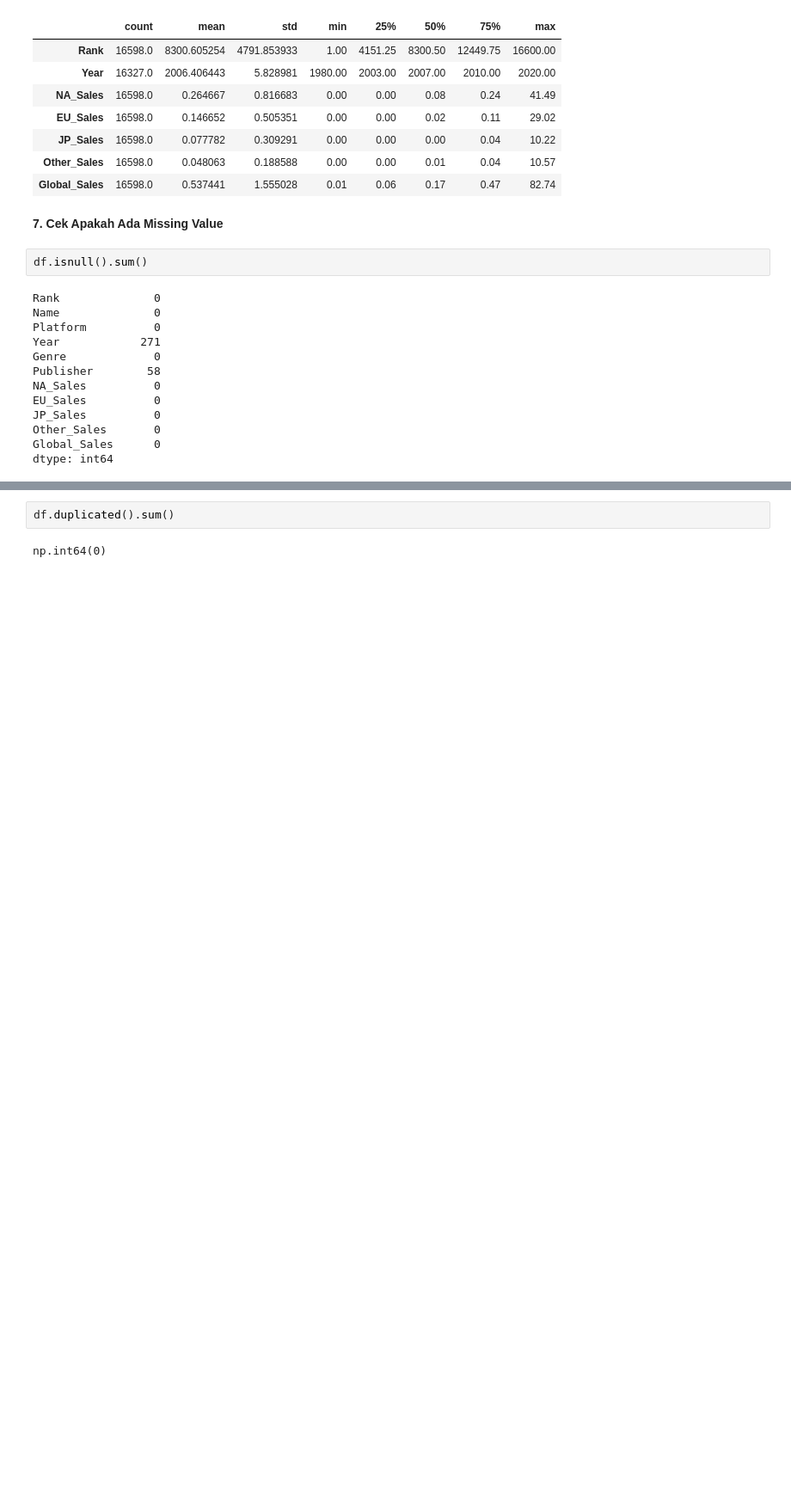
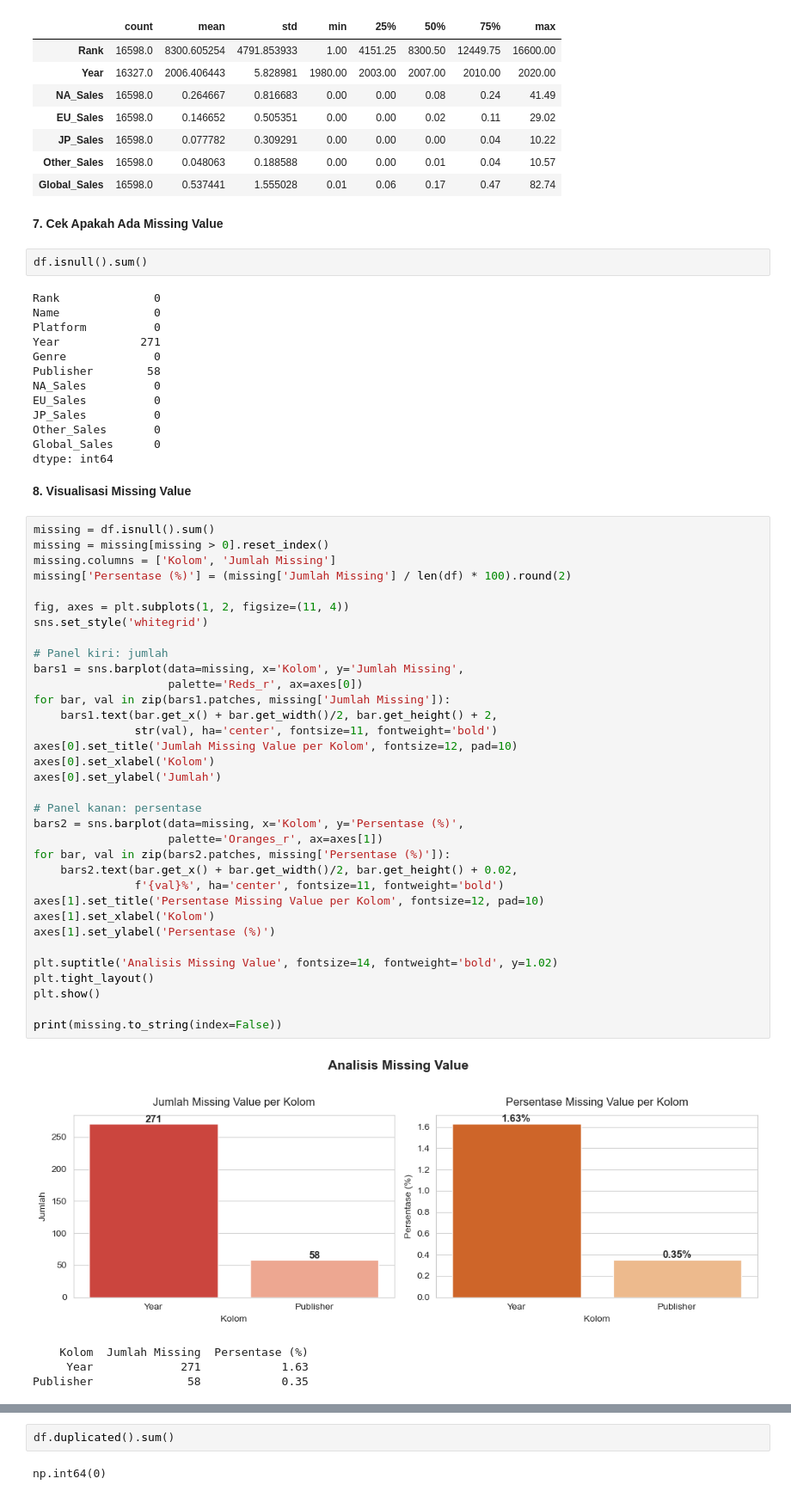
Before and after one commit to MuhammadShidqiHanifUSK/A_UAS_PrakVisDat_Klp5, a Jupyter notebook: notebooks/eda.ipynb, the cells around one changed output, grey strips where cells are left out. Shown at 86% size. Saved outputs shown, nothing was run; the diff lists cells and outputs as text; blank space fills up the shorter version.

```diff
--- a/notebooks/eda.ipynb
+++ b/notebooks/eda.ipynb
@@ -99,3 +101,44 @@ JP_Sales          0
 Other_Sales       0
 Global_Sales      0
 dtype: int64
+# %% [markdown]
+**8. Visualisasi Missing Value**
+# %%
+missing = df.isnull().sum()
+missing = missing[missing > 0].reset_index()
+missing.columns = ['Kolom', 'Jumlah Missing']
+missing['Persentase (%)'] = (missing['Jumlah Missing'] / len(df) * 100).round(2)
+
+fig, axes = plt.subplots(1, 2, figsize=(11, 4))
+sns.set_style('whitegrid')
+
+# Panel kiri: jumlah
+bars1 = sns.barplot(data=missing, x='Kolom', y='Jumlah Missing',
+                    palette='Reds_r', ax=axes[0])
+for bar, val in zip(bars1.patches, missing['Jumlah Missing']):
+    bars1.text(bar.get_x() + bar.get_width()/2, bar.get_height() + 2,
+               str(val), ha='center', fontsize=11, fontweight='bold')
+axes[0].set_title('Jumlah Missing Value per Kolom', fontsize=12, pad=10)
+axes[0].set_xlabel('Kolom')
+axes[0].set_ylabel('Jumlah')
+
+# Panel kanan: persentase
+bars2 = sns.barplot(data=missing, x='Kolom', y='Persentase (%)',
+                    palette='Oranges_r', ax=axes[1])
+for bar, val in zip(bars2.patches, missing['Persentase (%)']):
+    bars2.text(bar.get_x() + bar.get_width()/2, bar.get_height() + 0.02,
+               f'{val}%', ha='center', fontsize=11, fontweight='bold')
+axes[1].set_title('Persentase Missing Value per Kolom', fontsize=12, pad=10)
+axes[1].set_xlabel('Kolom')
+axes[1].set_ylabel('Persentase (%)')
+
+plt.suptitle('Analisis Missing Value', fontsize=14, fontweight='bold', y=1.02)
+plt.tight_layout()
+plt.show()
+
+print(missing.to_string(index=False))
+# %% [output]
+[figure, added]
+    Kolom  Jumlah Missing  Persentase (%)
+     Year             271            1.63
+Publisher              58            0.35
```
Also changed, not shown: parts of 26 cells of this notebook.
